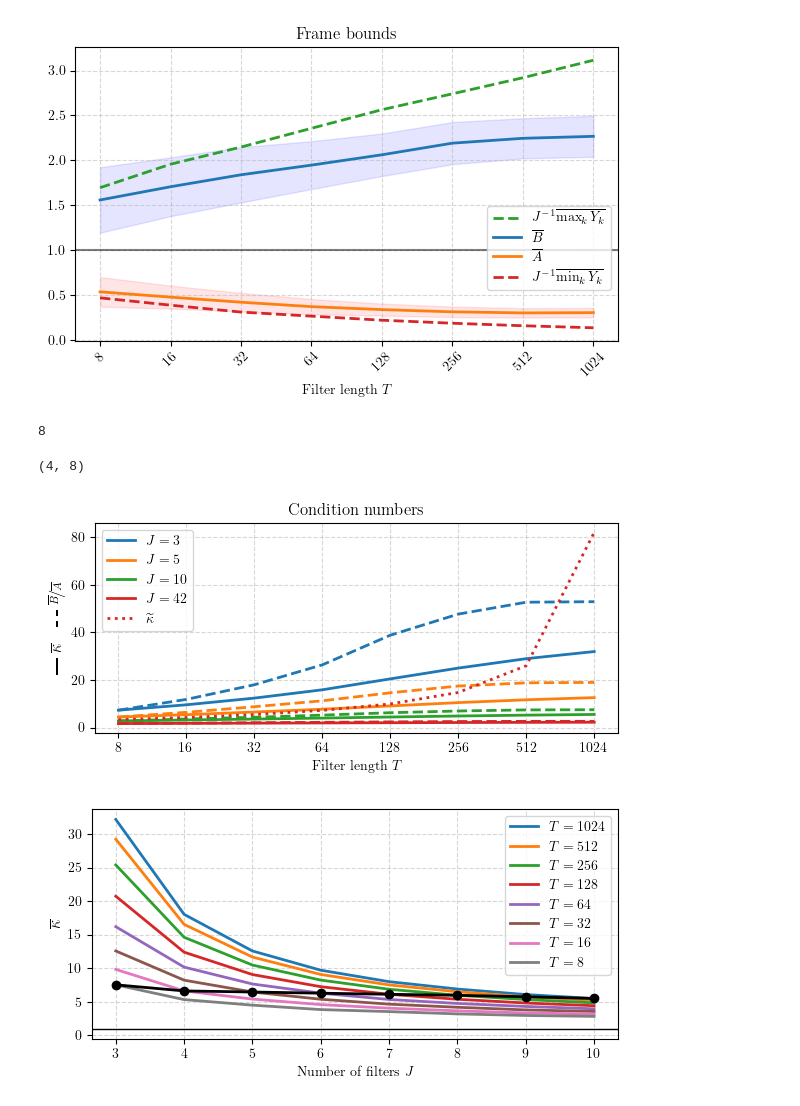
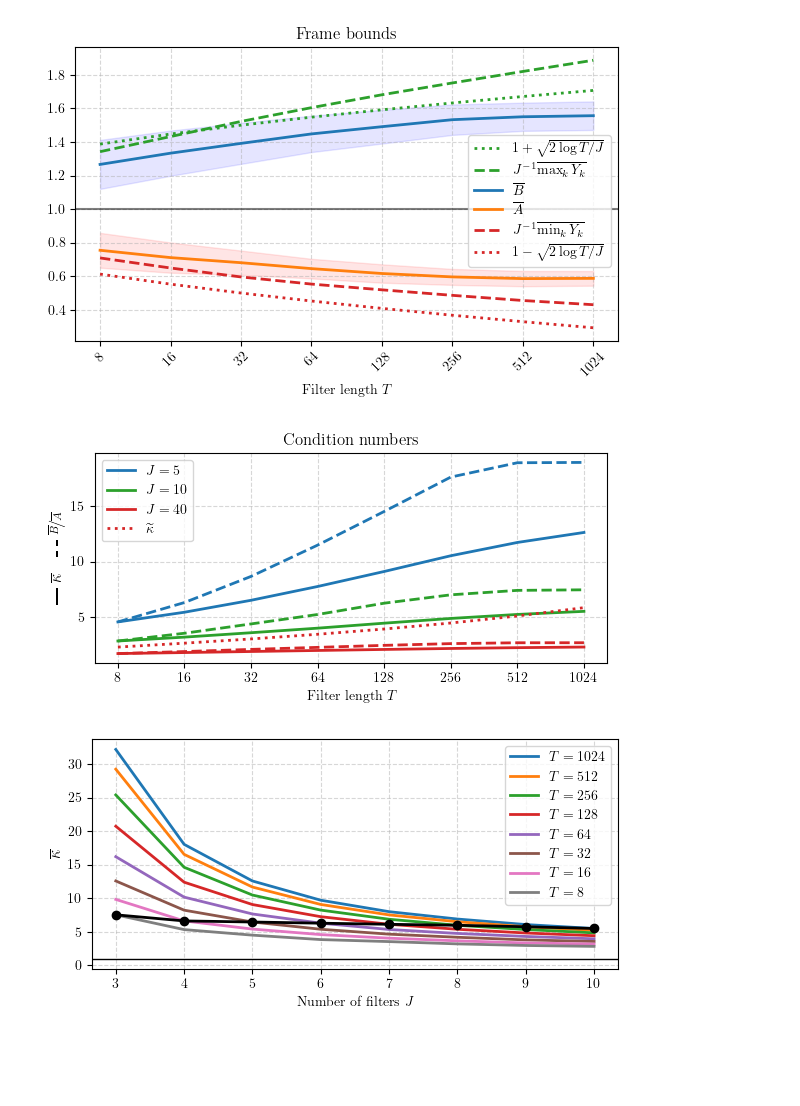
Before and after one commit to danedane-haider/Random-Filterbanks, a Jupyter notebook: Instabilities of Convnets for Raw Audio/frame_bounds.ipynb, the cells around one changed output. Cells and saved outputs as stored; diff of their text form; code cells hidden in the pictures; blank space fills up the shorter version.

Commit message:
update plots

```diff
--- a/Instabilities of Convnets for Raw Audio/frame_bounds.ipynb
+++ b/Instabilities of Convnets for Raw Audio/frame_bounds.ipynb
@@ -29,40 +29,35 @@ mi_high = np.array(lmi_mean) + min_ci
 mi_low = np.array(lmi_mean) - min_ci
 ma_high = np.array(lma_mean) + max_ci
 ma_low = np.array(lma_mean) - max_ci
 
 x = np.arange(len(T_vals))
 
 plt.figure(figsize=(6, 4))
 
-# plt.plot(x, 1+2*np.sqrt(np.log2(T_vals)/J),':',color = 'tab:green',linewidth=2, label='$1+2\sqrt{\log{T} / J}$')
-# plt.plot(x, 1-2*np.sqrt(np.log2(T_vals)/J),':',color = 'tab:red',linewidth=2, label='$1-2\sqrt{\log{T} / J}$')
+plt.plot(x, 1+np.sqrt(2*np.log2(T_vals)/J),':',color = 'tab:green',linewidth=2, label='$1+\sqrt{2\log{T} / J}$')
 plt.plot(x, Y_max/J,'--',color = 'tab:green',linewidth=2, label='$J^{-1} \overline{\max_k Y_k}$')
 
 plt.plot(x, np.array(lma_mean), 'tab:blue', linewidth=2, label='$\overline{B}$')
 plt.fill_between(x, ma_low, ma_high, color='b', alpha=.1)
 
 plt.plot(x, np.array(lmi_mean), 'tab:orange', linewidth=2, label='$\overline{A}$')
 plt.fill_between(x, mi_low, mi_high, color='r', alpha=.1)
 
 plt.plot(x, Y_min/J,'--',color = 'tab:red',linewidth=2, label='$J^{-1} \overline{\min_k Y_k}$')
+plt.plot(x, 1-np.sqrt(2*np.log2(T_vals)/J),':',color = 'tab:red',linewidth=2, label='$1-\sqrt{2\log{T} / J}$')
 
 plt.axhline(y=1, color='k',linewidth=1.5, alpha=0.5)
 
 plt.xticks(np.arange(len(T_vals)),T_vals, rotation=45);
 plt.xlabel('Filter length $T$')
 plt.title('Frame bounds')
-plt.legend(bbox_to_anchor=(1, 0.15), loc = 'lower right')
+plt.legend(bbox_to_anchor=(1, 0.23), loc = 'lower right')
 plt.grid(linestyle='--', alpha=0.5)
 
 
 plt.tight_layout()
 plt.savefig('plots/frame_bounds.pdf', bbox_inches='tight')
 plt.show()
 # %% [output]
-[figure, old version]
+[figure, new version]
-# %%
-J_vals = np.arange(3,11)
-J_vals.shape[0]
-# %% [output]
-8
 # %%
@@ -84,10 +79,6 @@ for i,J in enumerate(J_vals):
 
 cond_mean = cond
 mean_cond = lma/lmi
-# %%
-cond_mean.shape
-# %% [output]
-(4, 8)
 # %%
 # cond_mean_p = cond_mean[[0,2,6],:].T
 # mean_cond_p = mean_cond[[0,2,6],:].T
@@ -97,14 +88,14 @@ mean_cond_p = mean_cond.T
 
 x = np.arange(8)
 prop_cycle = plt.rcParams['axes.prop_cycle']
-colors = prop_cycle.by_key()['color']
-labels=['$J=3$','$J=5$','$J=10$','$J=42$']
+colors = ['tab:blue','tab:green','tab:red']
+labels=['$J=5$','$J=10$','$J=40$']
 
 plt.figure(figsize=(6, 3))
-for i in range(4):
+for i in range(J_vals.shape[0]):
     plt.plot(x, cond_mean_p[:,i], linewidth=2, color = colors[i], label = labels[i])
     plt.plot(x, mean_cond_p[:,i], linewidth=2, linestyle='--',color = colors[i])
-plt.plot(x, (1+2*np.sqrt(np.log2(T_vals)/42))/(1-2*np.sqrt(np.log2(T_vals)/42)),':',color = 'tab:red',linewidth=2,label = '$\widetilde\kappa$')
+plt.plot(x, (1+np.sqrt(2*np.log2(T_vals)/40))/(1-np.sqrt(2*np.log2(T_vals)/40)),':',color = 'tab:red',linewidth=2,label = '$\widetilde\kappa$')
 
 plt.xticks(np.arange(len(T_vals)),T_vals);
 plt.xlabel('Filter length' '$\ T$')
@@ -117,7 +108,7 @@ plt.tight_layout()
 plt.savefig('plots/condition_numbers.pdf', bbox_inches='tight')
 plt.show()
 # %% [output]
-[figure, old version]
+[figure, new version]
 # %%
 plt.figure(figsize=(6, 3))
 
```
Also changed, not shown: parts of 1 cell of this notebook, 2 other files.
